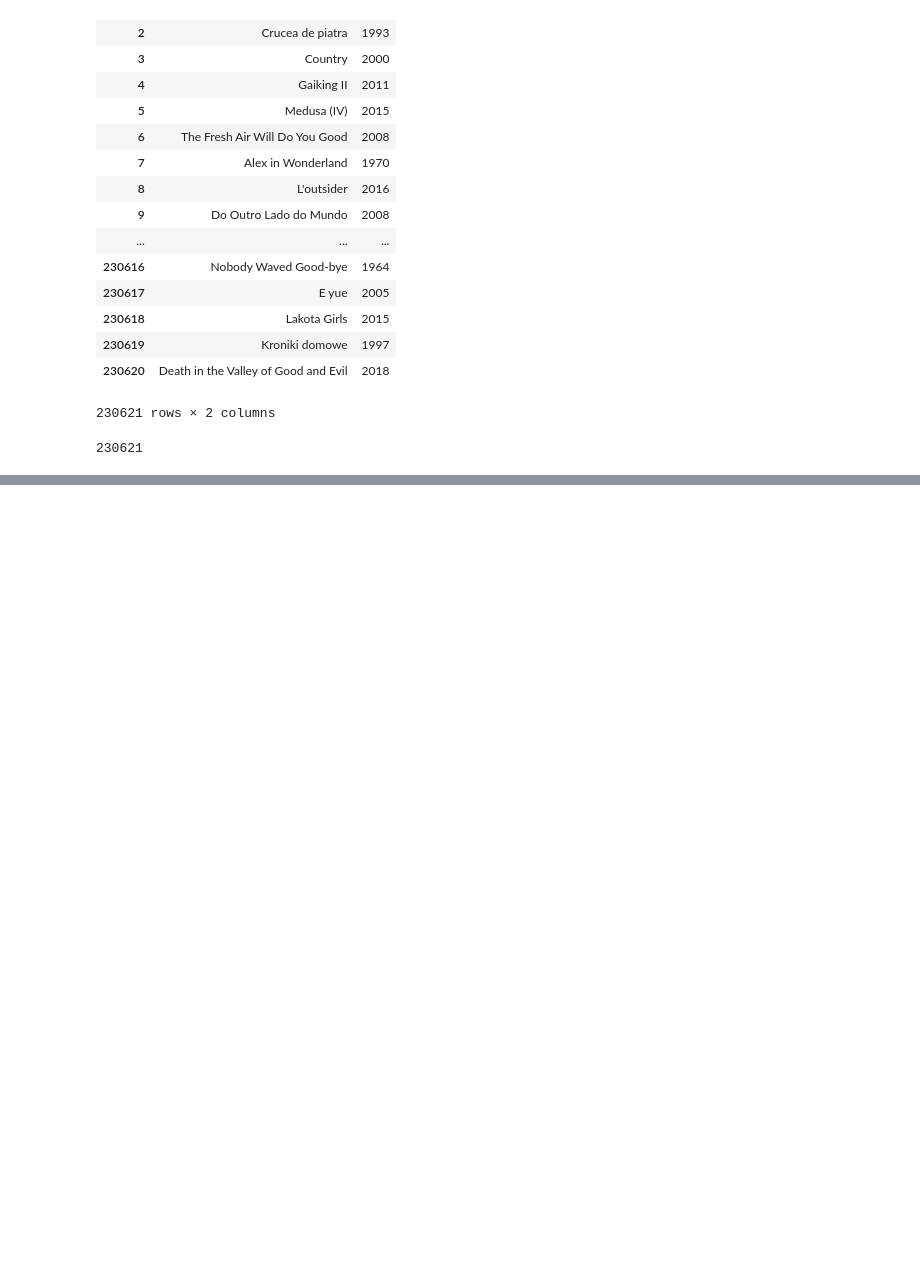
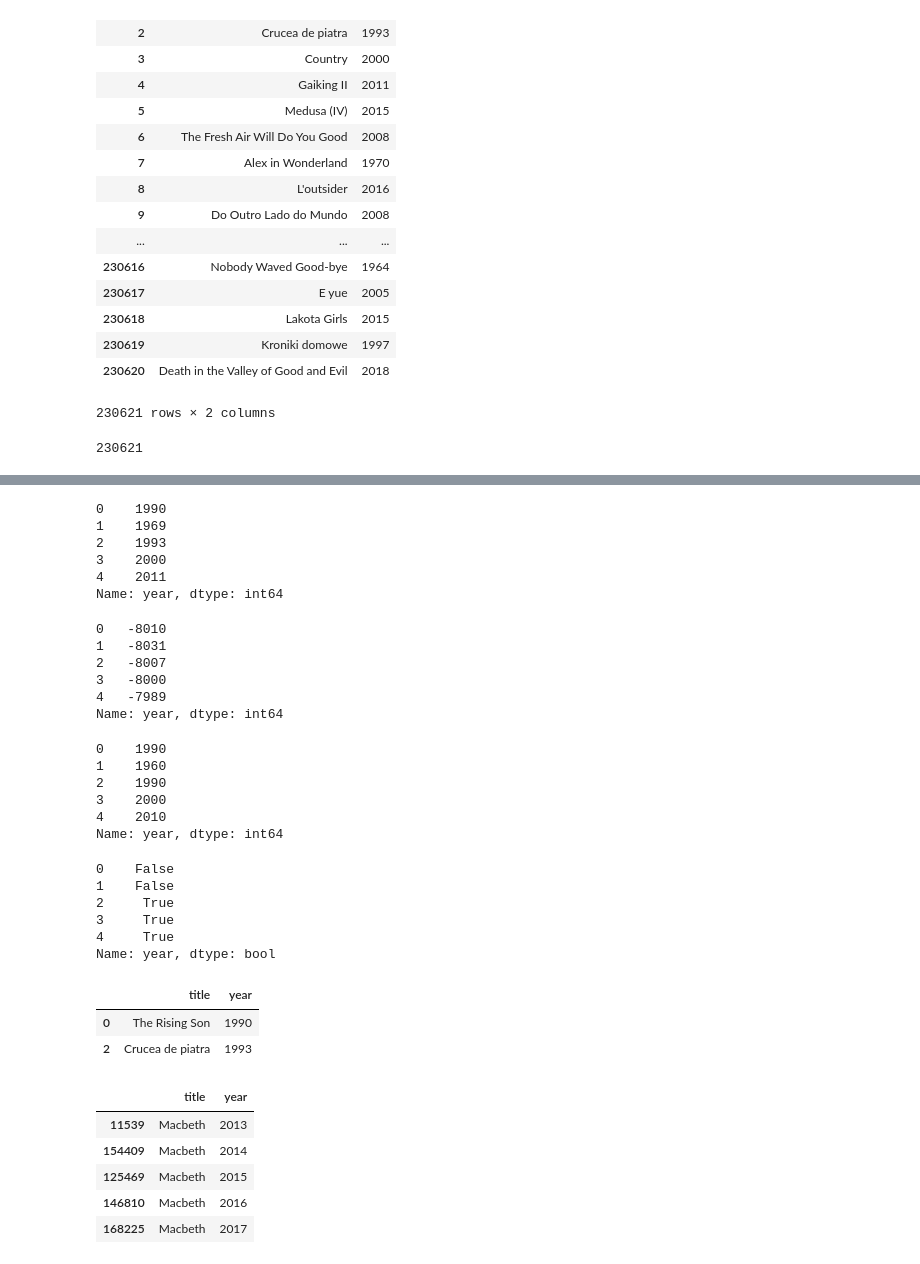
Before and after one commit to cmycherry/springboard, a Jupyter notebook: pycon-pandas-tutorial-master/Exercises-1.ipynb, the cells around one changed output, grey strips where cells are left out. Saved outputs shown, nothing was run; the diff lists cells and outputs as text; code cells hidden in the pictures; blank space fills up the shorter version.

```diff
--- a/pycon-pandas-tutorial-master/Exercises-1.ipynb
+++ b/pycon-pandas-tutorial-master/Exercises-1.ipynb
@@ -135,0 +140,58 @@ h
+# %%
+h['year']
+# %% [output]
+0    1990
+1    1969
+2    1993
+3    2000
+4    2011
+Name: year, dtype: int64
+# %%
+h['year']-10000
+# %% [output]
+0   -8010
+1   -8031
+2   -8007
+3   -8000
+4   -7989
+Name: year, dtype: int64
+# %%
+h['year']//10*10
+# %% [output]
+0    1990
+1    1960
+2    1990
+3    2000
+4    2010
+Name: year, dtype: int64
+# %%
+#nature attribute name
+h.year>1990
+#math operator
+# %% [output]
+0    False
+1    False
+2     True
+3     True
+4     True
+Name: year, dtype: bool
+# %%
+#h[h.year>1980 and h.year<1995]
+#and is hard code, so above line will have error
+
+h[(h.year>1980) & (h.year<=1995)] #If you want or:|
+# %% [output]
+|  | title | year |
+| 0 | The Rising Son | 1990 |
+| 2 | Crucea de piatra | 1993 |
+# %%
+t=titles
+#t[t.title=='Macbeth'].sort('year').head()
+t[t.title=='Macbeth'].sort('year').tail()
+# %% [output]
+|  | title | year |
+| 11539 | Macbeth | 2013 |
+| 154409 | Macbeth | 2014 |
+| 125469 | Macbeth | 2015 |
+| 146810 | Macbeth | 2016 |
+| 168225 | Macbeth | 2017 |
```
Also changed, not shown: parts of 6 cells of this notebook, 3 other files.
